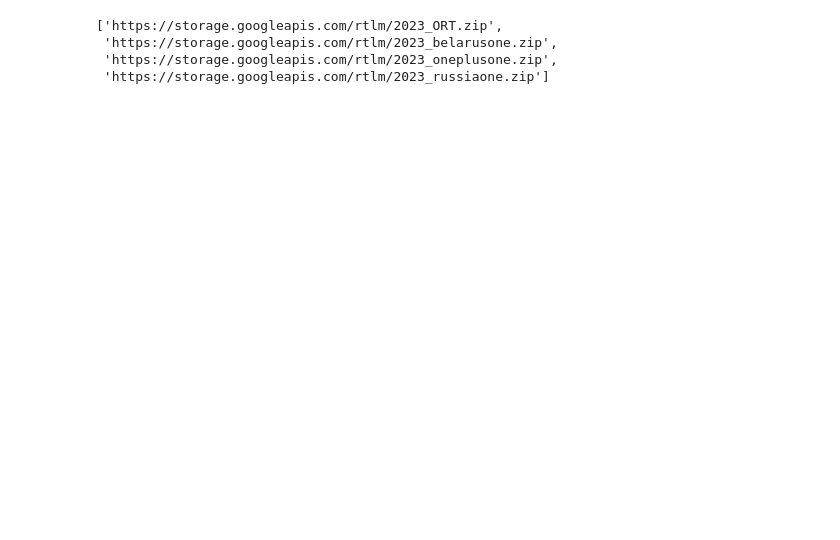
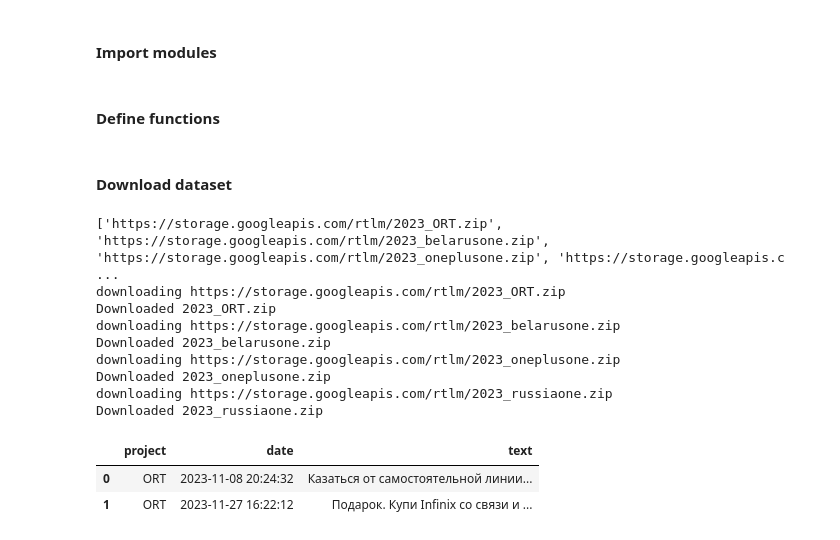
Before and after one commit to format37/chronocast, a Jupyter notebook: analysis/colab/search.ipynb, the cells around one changed output. Drawn from its saved outputs; the diff is of its cells as text; code cells hidden in the pictures; blank space fills up the shorter version.

```diff
--- a/analysis/colab/search.ipynb
+++ b/analysis/colab/search.ipynb
@@ -1,3 +1,5 @@
+# %% [markdown]
+#### Import modules
 # %%
 import pandas as pd
 import datetime
@@ -11,4 +14,6 @@ import matplotlib.dates as mdates
 import re
+# %% [markdown]
+#### Define functions
 # %%
 def download_datasets(urls, start_year, end_year):
     # for year in range(start_year, end_year + 1):
@@ -118,16 +133,33 @@ def extract_sentences_with_reference(df, reference):
             if reference.lower() in sentence.lower():
                 result.append(f"{row['date']} {row['project']} {sentence.strip()}.")
     return result
+# %% [markdown]
+#### Download dataset
 # %%
 current_year = datetime.datetime.now().year
 projects = ['ORT', 'belarusone', 'oneplusone', 'russiaone']
 urls = []
 for year in range(2023, current_year + 1):
     for project in projects:
         urls.append(f"https://storage.googleapis.com/rtlm/{year}_{project}.zip")
-urls
+print(urls)
+download_datasets(urls, 2023, current_year)
+
+# Save to df
+projects = [url.split('/')[-1].split('_')[1].split('.')[0] for url in urls]
+# Create the DataFrame
+df = load_data_to_df(projects)
+df.head(2)
 # %% [output]
-['https://storage.googleapis.com/rtlm/2023_ORT.zip',
- 'https://storage.googleapis.com/rtlm/2023_belarusone.zip',
- 'https://storage.googleapis.com/rtlm/2023_oneplusone.zip',
- 'https://storage.googleapis.com/rtlm/2023_russiaone.zip']
+['https://storage.googleapis.com/rtlm/2023_ORT.zip', 'https://storage.googleapis.com/rtlm/2023_belarusone.zip', 'https://storage.googleapis.com/rtlm/2023_oneplusone.zip', 'https://storage.googleapis.c ...
+downloading https://storage.googleapis.com/rtlm/2023_ORT.zip
+Downloaded 2023_ORT.zip
+downloading https://storage.googleapis.com/rtlm/2023_belarusone.zip
+Downloaded 2023_belarusone.zip
+downloading https://storage.googleapis.com/rtlm/2023_oneplusone.zip
+Downloaded 2023_oneplusone.zip
+downloading https://storage.googleapis.com/rtlm/2023_russiaone.zip
+Downloaded 2023_russiaone.zip
+|  | project | date | text |
+| 0 | ORT | 2023-11-08 20:24:32 | Казаться от самостоятельной линии... |
+| 1 | ORT | 2023-11-27 16:22:12 | Подарок. Купи Infinix со связи и ... |
```
Also changed, not shown: parts of 14 cells of this notebook.
